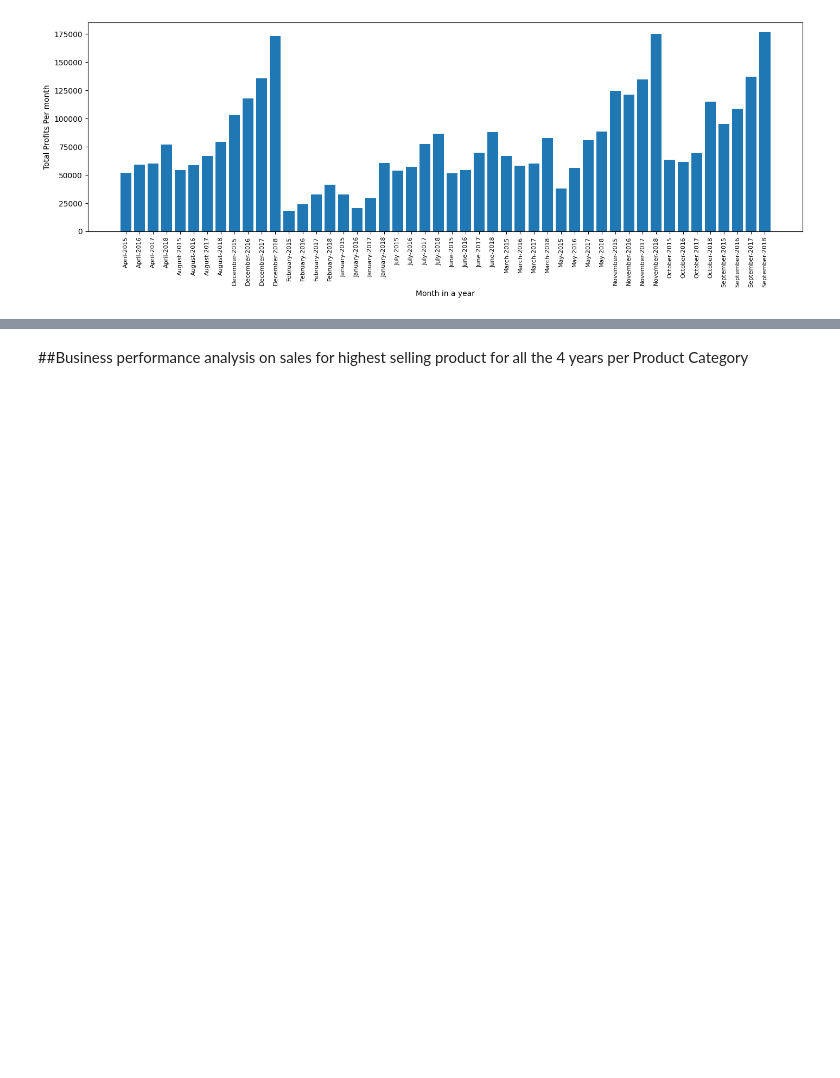
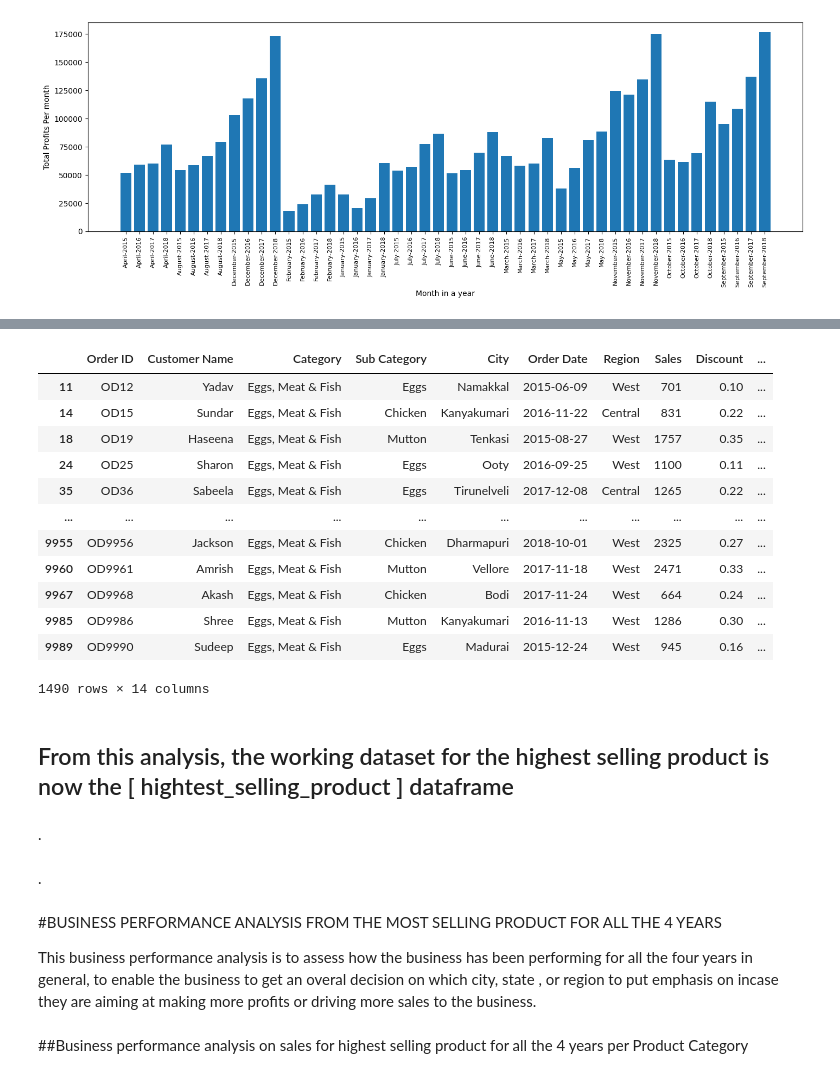
Before and after one commit to wandieinnocents/sales_analysis_pyhon_thesis_v3, a Jupyter notebook: v3_A_MULTIMODAL_ML_FRAMEWORK_FOR_BUSINESS_PERFORMANCE_ANALYSIS_Research_progress_v3.ipynb, the cells around one changed output, grey strips where cells are left out. Saved outputs shown, nothing was run; the diff lists cells and outputs as text; code cells hidden in the pictures; blank space fills up the shorter version.

```diff
--- a/v3_A_MULTIMODAL_ML_FRAMEWORK_FOR_BUSINESS_PERFORMANCE_ANALYSIS_Research_progress_v3.ipynb
+++ b/v3_A_MULTIMODAL_ML_FRAMEWORK_FOR_BUSINESS_PERFORMANCE_ANALYSIS_Research_progress_v3.ipynb
@@ -747,3 +816,32 @@ This is the product that will be used in doing predictions and model
+# %%
+# dataframe with the highest selling product
+# filter the dataframe to show results of only the highest selling product
+hightest_selling_product = df[df['Category'] == 'Eggs, Meat & Fish']
+hightest_selling_product
+# %% [output]
+|  | Order ID | Customer Name | Category | Sub Category | City | Order Date | Region | Sales | Discount | ... |
+| 11 | OD12 | Yadav | Eggs, Meat & Fish | Eggs | Namakkal | 2015-06-09 | West | 701 | 0.10 | ... |
+| 14 | OD15 | Sundar | Eggs, Meat & Fish | Chicken | Kanyakumari | 2016-11-22 | Central | 831 | 0.22 | ... |
+| 18 | OD19 | Haseena | Eggs, Meat & Fish | Mutton | Tenkasi | 2015-08-27 | West | 1757 | 0.35 | ... |
+| 24 | OD25 | Sharon | Eggs, Meat & Fish | Eggs | Ooty | 2016-09-25 | West | 1100 | 0.11 | ... |
+| 35 | OD36 | Sabeela | Eggs, Meat & Fish | Eggs | Tirunelveli | 2017-12-08 | Central | 1265 | 0.22 | ... |
+| ... | ... | ... | ... | ... | ... | ... | ... | ... | ... | ... |
+| 9955 | OD9956 | Jackson | Eggs, Meat & Fish | Chicken | Dharmapuri | 2018-10-01 | West | 2325 | 0.27 | ... |
+| 9960 | OD9961 | Amrish | Eggs, Meat & Fish | Mutton | Vellore | 2017-11-18 | West | 2471 | 0.33 | ... |
+| 9967 | OD9968 | Akash | Eggs, Meat & Fish | Chicken | Bodi | 2017-11-24 | West | 664 | 0.24 | ... |
+| 9985 | OD9986 | Shree | Eggs, Meat & Fish | Mutton | Kanyakumari | 2016-11-13 | West | 1286 | 0.30 | ... |
+| 9989 | OD9990 | Sudeep | Eggs, Meat & Fish | Eggs | Madurai | 2015-12-24 | West | 945 | 0.16 | ... |
+1490 rows × 14 columns
+# %% [markdown]
+## From this analysis, the working dataset for the highest selling product is now the [ hightest_selling_product ] dataframe
+# %% [markdown]
+.
+# %% [markdown]
+.
+# %% [markdown]
+#BUSINESS PERFORMANCE ANALYSIS FROM THE MOST SELLING PRODUCT  FOR ALL THE 4 YEARS
+
+This business performance analysis is to assess how the business has been performing for all the four years in general, to enable the business to get an overal decision on which city, state , or region to put emphasis on incase they are aiming at making more profits or driving more sales to the business.
 # %% [markdown]
 ##Business performance analysis on  sales for highest selling product for all the 4 years per Product Category
 # %%
```
Also changed, not shown: parts of 21 cells of this notebook.
